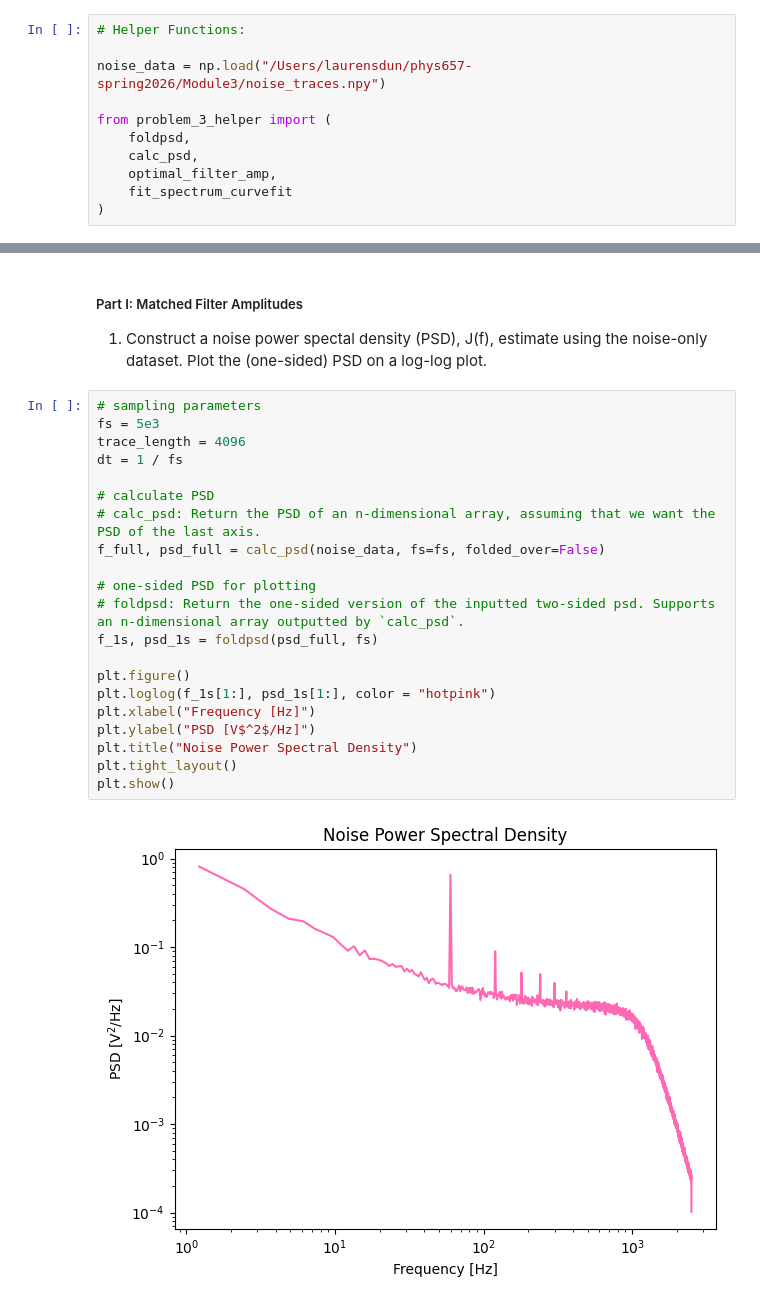
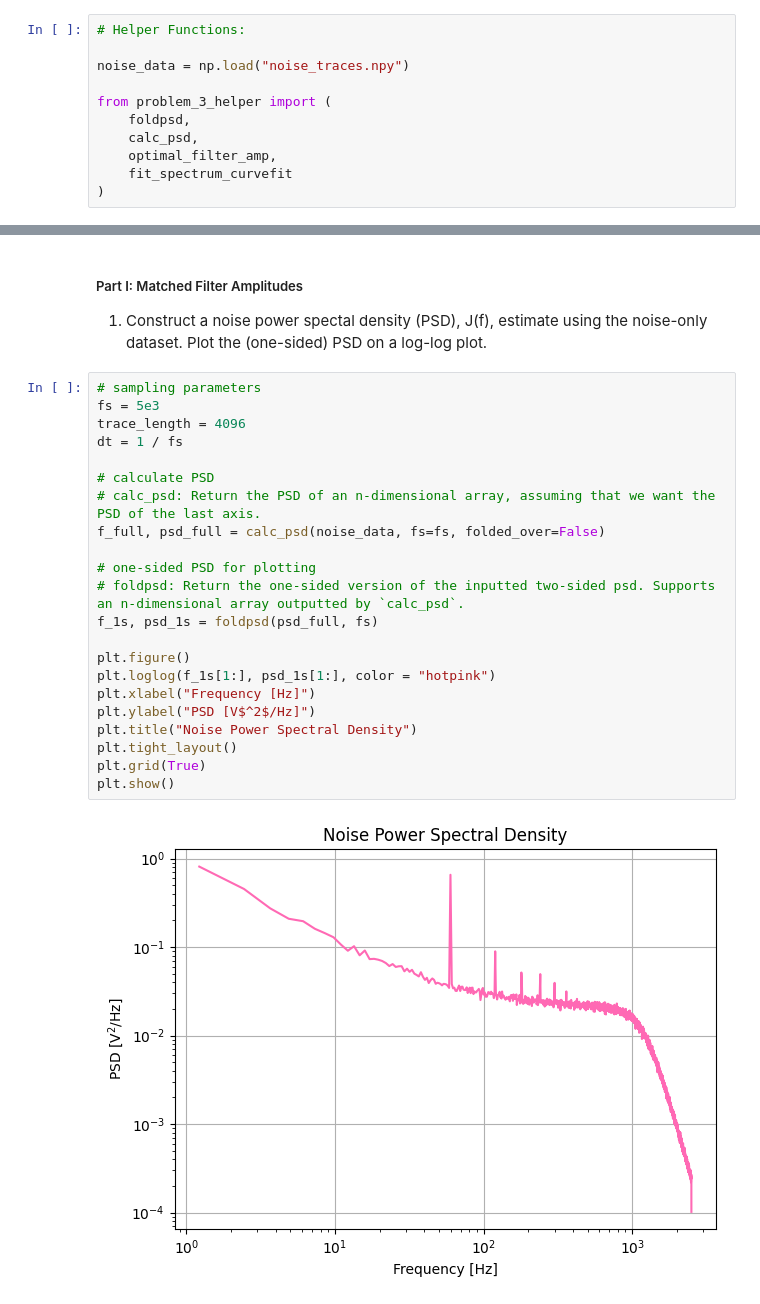
Before and after one commit to lsdun/phys657_spring_2026_Lauren_Abeera, a Jupyter notebook: Module3_Code.ipynb, the cells around one changed output, grey strips where cells are left out. Saved outputs shown, nothing was run; the diff lists cells and outputs as text.

Commit message:
add grid lines

```diff
--- a/Module3_Code.ipynb
+++ b/Module3_Code.ipynb
@@ -111,7 +111,7 @@ When estimating the amplitude of a known waveform buried in noise with covarianc
 # %%
 # Helper Functions:
 
-noise_data = np.load("/Users/laurensdun/phys657-spring2026/Module3/noise_traces.npy")
+noise_data = np.load("noise_traces.npy")
 
 from problem_3_helper import (
     foldpsd,
@@ -126,23 +128,24 @@ from problem_3_helper import (
 # %%
 # sampling parameters
 fs = 5e3
 trace_length = 4096
 dt = 1 / fs
 
 # calculate PSD
 # calc_psd: Return the PSD of an n-dimensional array, assuming that we want the PSD of the last axis.
 f_full, psd_full = calc_psd(noise_data, fs=fs, folded_over=False)
 
 # one-sided PSD for plotting
 # foldpsd: Return the one-sided version of the inputted two-sided psd. Supports an n-dimensional array outputted by `calc_psd`.
 f_1s, psd_1s = foldpsd(psd_full, fs)
 
 plt.figure()
 plt.loglog(f_1s[1:], psd_1s[1:], color = "hotpink")
 plt.xlabel("Frequency [Hz]")
 plt.ylabel("PSD [V$^2$/Hz]")
 plt.title("Noise Power Spectral Density")
 plt.tight_layout()
+plt.grid(True)
 plt.show()
 # %% [output]
-[figure, old version]
+[figure, new version]
```
Also changed, not shown: parts of 1 cell of this notebook.
